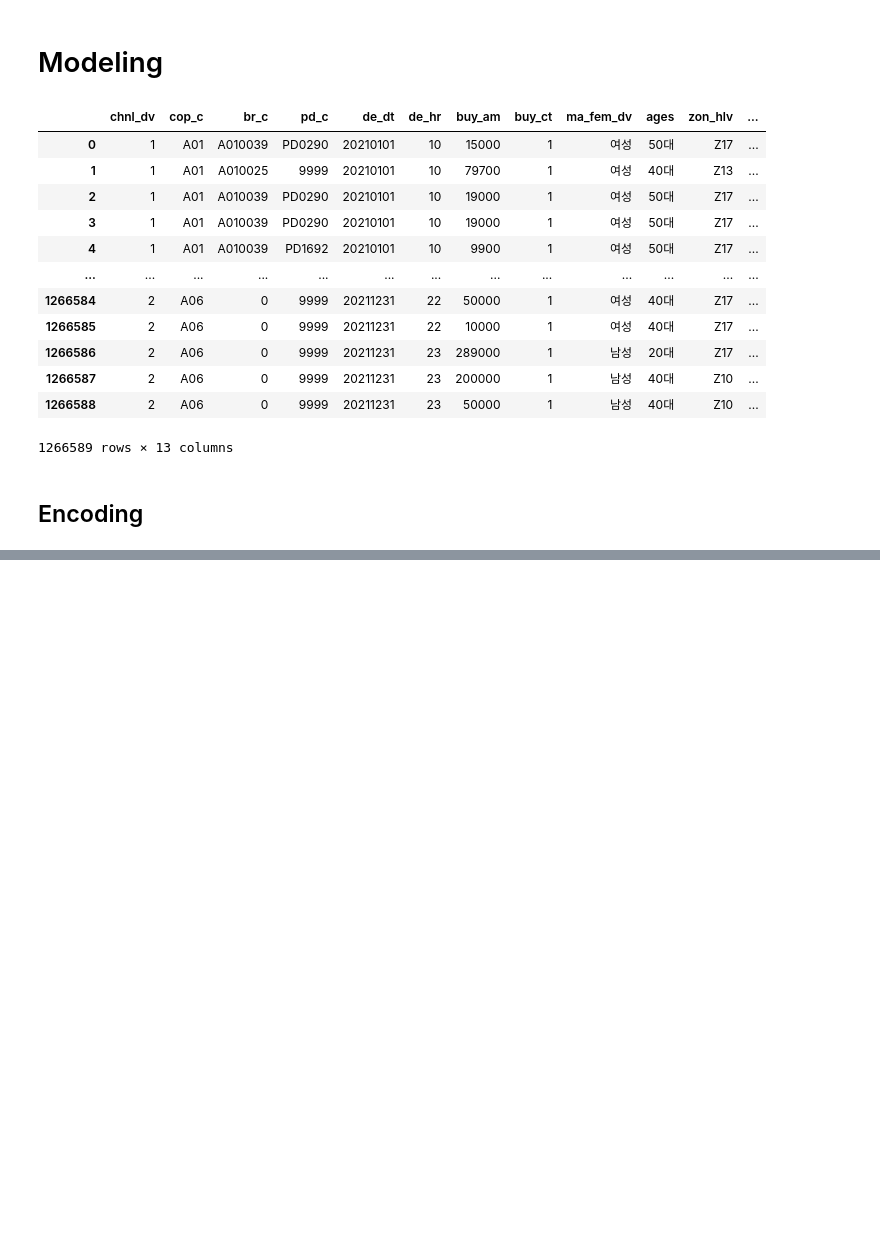
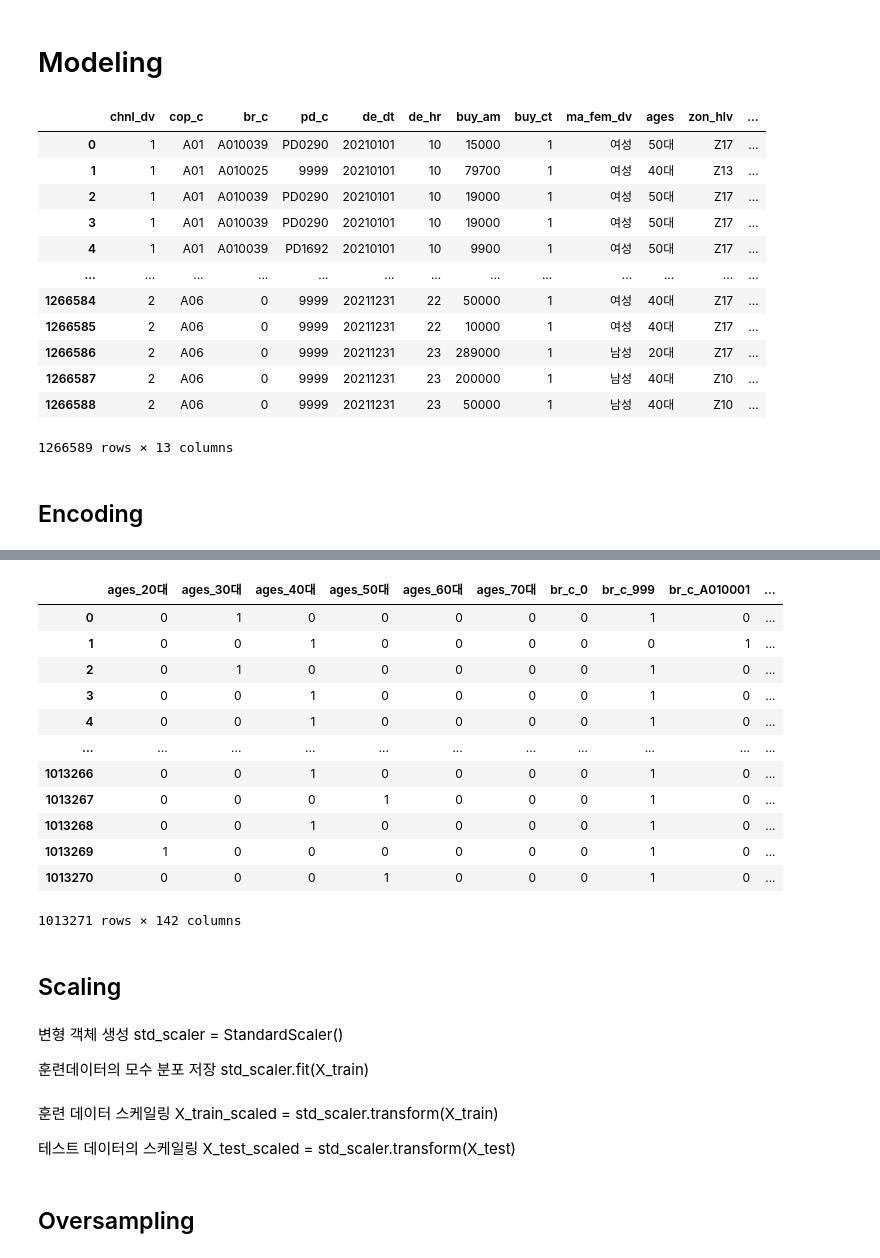
Before and after one commit to JJI-Hoon/Lpay-Data-Contest, a Jupyter notebook: Lpay_Modeling.ipynb, the cells around one changed output, grey strips where cells are left out. Drawn from its saved outputs; the diff is of its cells as text; code cells hidden in the pictures; blank space fills up the shorter version.

```diff
--- a/Lpay_Modeling.ipynb
+++ b/Lpay_Modeling.ipynb
@@ -85,5 +77,37 @@ X
 # %%
 X_train, X_test, y_train, y_test = train_test_split(X, y, test_size = 0.2, random_state = 10)
+# %%
+X_train.reset_index(drop = True)
+# %% [output]
+|  | ages_20대 | ages_30대 | ages_40대 | ages_50대 | ages_60대 | ages_70대 | br_c_0 | br_c_999 | br_c_A010001 | ... |
+| 0 | 0 | 1 | 0 | 0 | 0 | 0 | 0 | 1 | 0 | ... |
+| 1 | 0 | 0 | 1 | 0 | 0 | 0 | 0 | 0 | 1 | ... |
+| 2 | 0 | 1 | 0 | 0 | 0 | 0 | 0 | 1 | 0 | ... |
+| 3 | 0 | 0 | 1 | 0 | 0 | 0 | 0 | 1 | 0 | ... |
+| 4 | 0 | 0 | 1 | 0 | 0 | 0 | 0 | 1 | 0 | ... |
+| ... | ... | ... | ... | ... | ... | ... | ... | ... | ... | ... |
+| 1013266 | 0 | 0 | 1 | 0 | 0 | 0 | 0 | 1 | 0 | ... |
+| 1013267 | 0 | 0 | 0 | 1 | 0 | 0 | 0 | 1 | 0 | ... |
+| 1013268 | 0 | 0 | 1 | 0 | 0 | 0 | 0 | 1 | 0 | ... |
+| 1013269 | 1 | 0 | 0 | 0 | 0 | 0 | 0 | 1 | 0 | ... |
+| 1013270 | 0 | 0 | 0 | 1 | 0 | 0 | 0 | 1 | 0 | ... |
+1013271 rows × 142 columns
+# %% [markdown]
+## Scaling
+# %% [markdown]
+ 변형 객체 생성
+std_scaler = StandardScaler()
+
+ 훈련데이터의 모수 분포 저장
+std_scaler.fit(X_train)
+# %% [markdown]
+ 훈련 데이터 스케일링
+X_train_scaled = std_scaler.transform(X_train)
+
+ 테스트 데이터의 스케일링
+X_test_scaled = std_scaler.transform(X_test)
+# %% [markdown]
+## Oversampling
 # %%
 # 모델설정
 sm = SMOTE()
```
Also changed, not shown: parts of 17 cells of this notebook.
